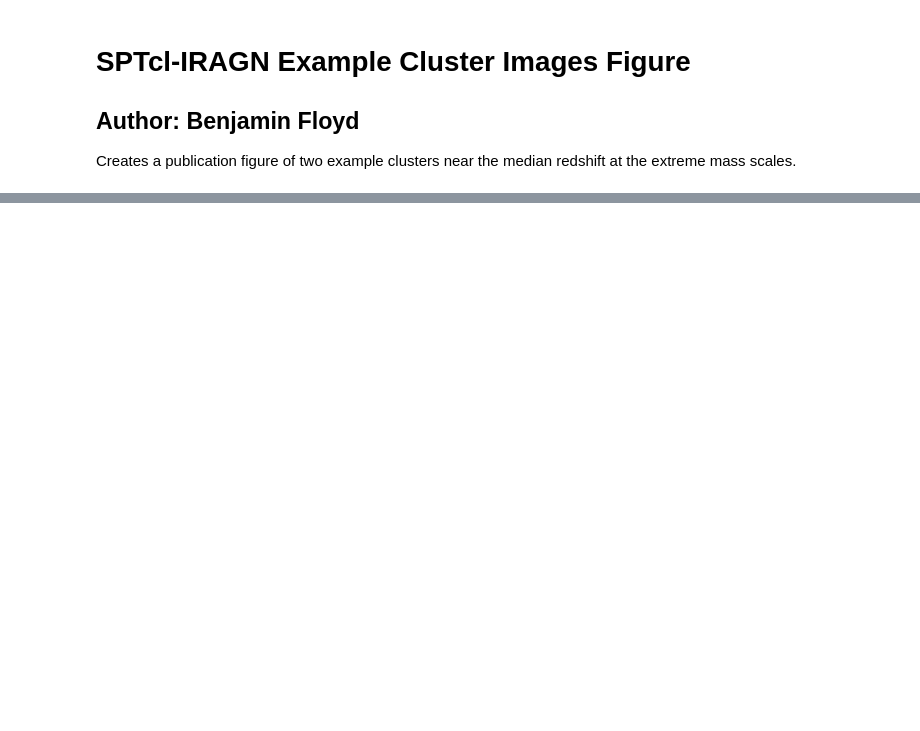
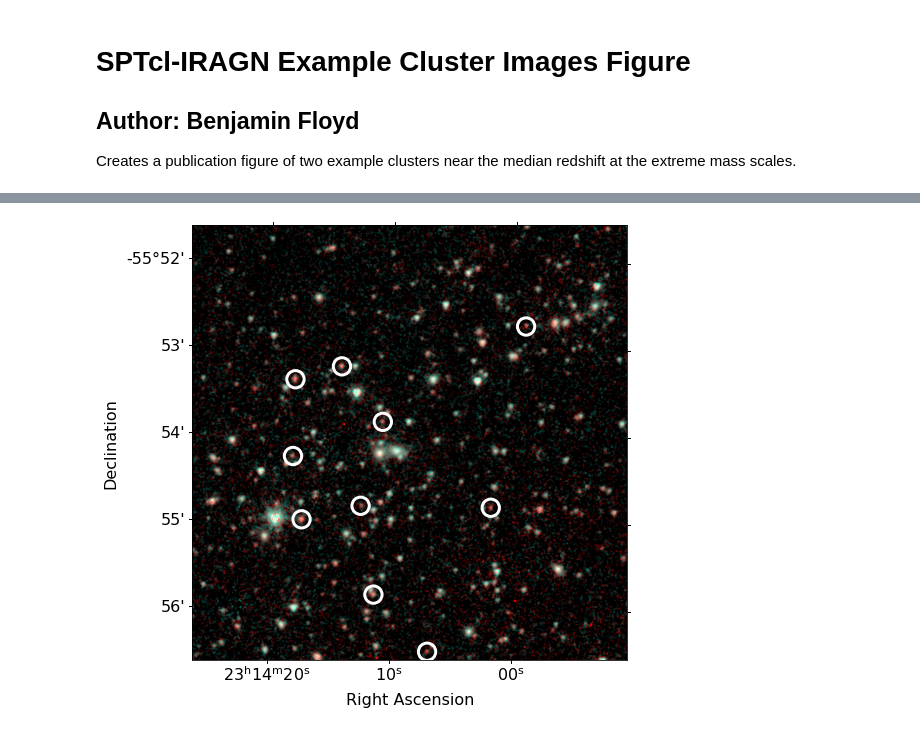
Before and after one commit to floydie7/SPT_AGN, a Jupyter notebook: SPTcl-IRAGN_example_cluster_images.ipynb, the cells around one changed output, grey strips where cells are left out. Drawn from its saved outputs; the diff is of its cells as text; code cells hidden in the pictures; blank space fills up the shorter version.

```diff
--- a/SPTcl-IRAGN_example_cluster_images.ipynb
+++ b/SPTcl-IRAGN_example_cluster_images.ipynb
@@ -104,0 +106,16 @@ fig.savefig('Data_Repository/Project_Data/SPT-IRAGN/Publication_Plots/SPTcl-IRAG
+# %%
+spt0212_img_i2 = fits.getdata('Data_Repository/Images/SPT/Spitzer_IRAC/SPT-SZ_2500d/I2_SPT-CLJ0212-4656_mosaic.cutout.fits')
+spt2314_img_i2 = fits.getdata('Data_Repository/Images/SPT/Spitzer_IRAC/SPTpol_100d/I2_SPT-CLJ2314-5554_mosaic.cutout.fits')
+dummy_img = np.zeros_like(spt0212_img)
+dummy_img2 = np.zeros_like(spt2314_img)
+
+rgb = make_lupton_rgb(spt0212_img_i2, 0.8*spt0212_img, 0.7*spt0212_img, Q=10, stretch=0.1)
+rgb2 = make_lupton_rgb(spt2314_img_i2, 0.8*spt2314_img, 0.7*spt2314_img, Q=5, stretch=0.1)
+fig, ax = plt.subplots(figsize=(8,8), subplot_kw=dict(projection=spt2314_wcs))
+ax.set(xlabel='Right Ascension', ylabel='Declination')
+ax.imshow(rgb2, origin='lower')
+ax.scatter(spt2314_cat['ALPHA_J2000'], spt2314_cat['DELTA_J2000'], marker='o', edgecolor='white', facecolor='none', s=300, linewidths=3, transform=ax.get_transform('world'))
+# ax.scatter(spt0212_cat['ALPHA_J2000'], spt0212_cat['DELTA_J2000'], marker='o', edgecolor='white', facecolor='none', s=300, linewidths=3, transform=ax.get_transform('world'))
+fig.savefig('Data_Repository/Project_Data/SPT-IRAGN/Publication_Plots/SPTcl-IRAGN_SPT2314_rbg_composite.pdf')
+# %% [output]
+[figure, added]
```
Also changed, not shown: parts of 4 cells of this notebook, 2 other files.
